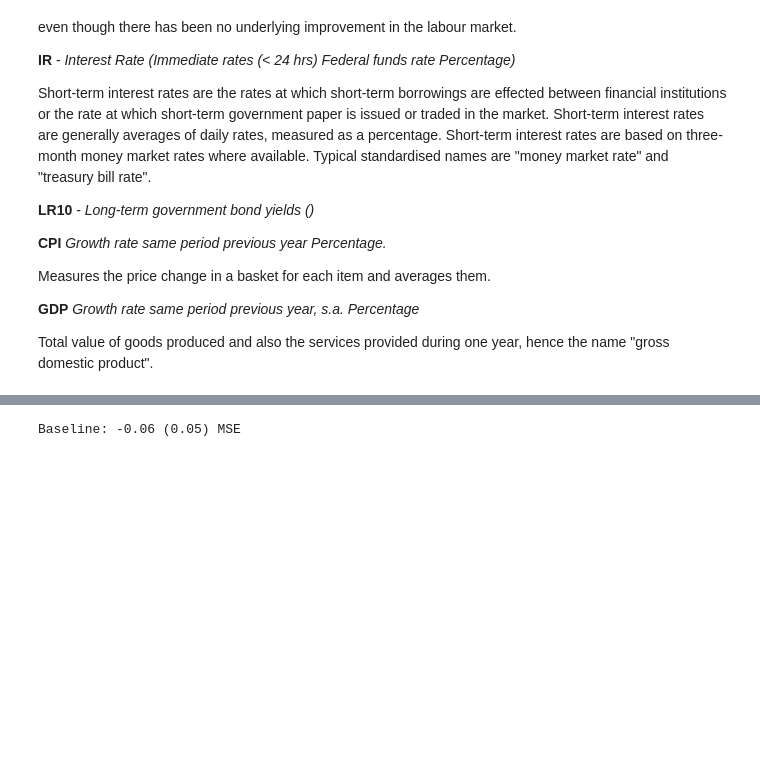
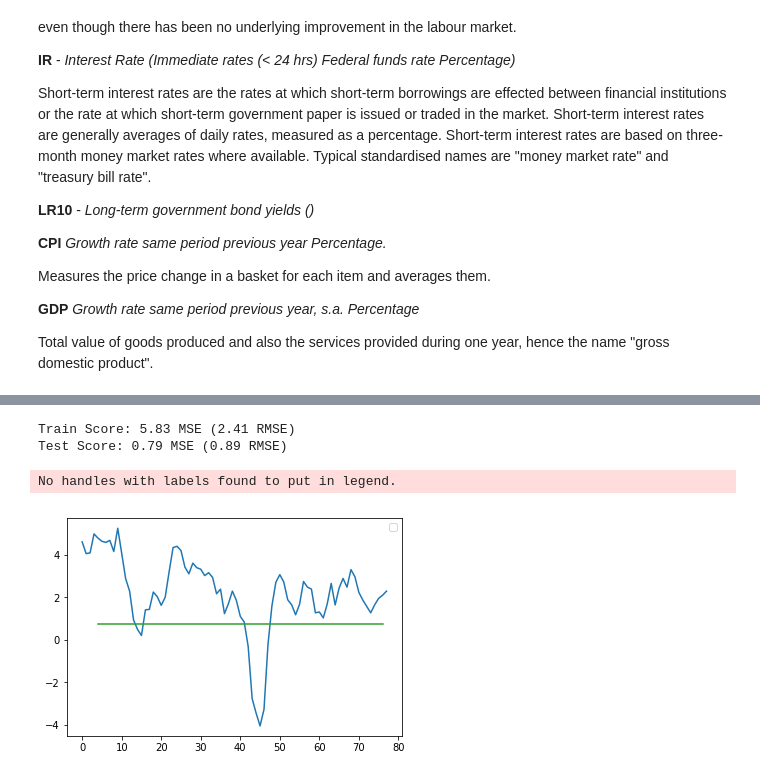
Before and after one commit to Glezzy/Mac-and-DNN, a Jupyter notebook: Project_predict_macroNN.ipynb, the cells around one changed output, grey strips where cells are left out. Saved outputs shown, nothing was run; the diff lists cells and outputs as text; code cells hidden in the pictures; blank space fills up the shorter version.

```diff
--- a/Project_predict_macroNN.ipynb
+++ b/Project_predict_macroNN.ipynb
@@ -94,10 +109,8 @@ Y = macro1[:,6]
 # %%
-# define base model
-def baseline_model():
-    # create model
-    model = Sequential()
-    model.add(Dense(3, input_dim=6, kernel_initializer='normal', activation='relu'))
-    model.add(Dense(1, kernel_initializer='normal'))
-    # compile
-    model.compile(loss='mean_squared_error', optimizer='adam')
-    return model
+# create model
+model = Sequential()
+model.add(Dense(6, input_dim=look_back, activation='relu'))
+model.add(Dense(1))
+# compile
+model.compile(loss='mean_squared_error', optimizer='adam')
+model.fit(trainX, testY, epochs=200, batch_size=2, verbose=2)
@@ -105,13 +137,36 @@ def baseline_model():
 # random seed to reproduce NN
 seed = 7
 np.random.seed(seed)
-# %%
-# evaluation of model
-estimator = KerasRegressor(build_fn=baseline_model, epochs=100, batch_size=5, verbose=0)
-# eval with 10 fold cross validation
-kfold = KFold(n_splits=10, random_state=seed)
-results = cross_val_score(estimator, X, Y, cv=kfold)
-
-print("Baseline: %.2f (%.2f) MSE" % (results.mean(), results.std()))
-# %% [output]
-Baseline: -0.06 (0.05) MSE
+# %%
+# evaluation of model
+train_score = model.evaluate(trainX, trainY, verbose=0)
+print('Train Score: %.2f MSE (%.2f RMSE)' % (train_score, math.sqrt(train_score)))
+test_score = model.evaluate(testX, testY, verbose=0)
+print('Test Score: %.2f MSE (%.2f RMSE)' % (test_score, math.sqrt(test_score)))
+# %% [output]
+Train Score: 5.83 MSE (2.41 RMSE)
+Test Score: 0.79 MSE (0.89 RMSE)
+# %%
+# Visualize results
+train_predict = model.predict(trainX)
+test_predict = model.predict(testX)
+
+# shift train predictions for plotting
+train_predict_plot = np.empty_like(macro)
+train_predict_plot[:, :] = np.nan
+train_predict_plot[look_back:len(train_predict)+look_back, :] = train_predict
+
+# also shift test pred
+test_predict_plot = np.empty_like(macro)
+test_predict_plot[:, :] = np.nan
+test_predict_plot[len(train_predict)+(look_back*2)+1:len(macro)-1, :] = test_predict
+
+# let's plot our base model!
+plt.plot(macro)
+plt.plot(train_predict_plot)
+plt.plot(test_predict_plot)
+plt.legend()
+plt.show()
+# %% [output]
+No handles with labels found to put in legend.
+[figure, added]
```
Also changed, not shown: parts of 9 cells of this notebook.
